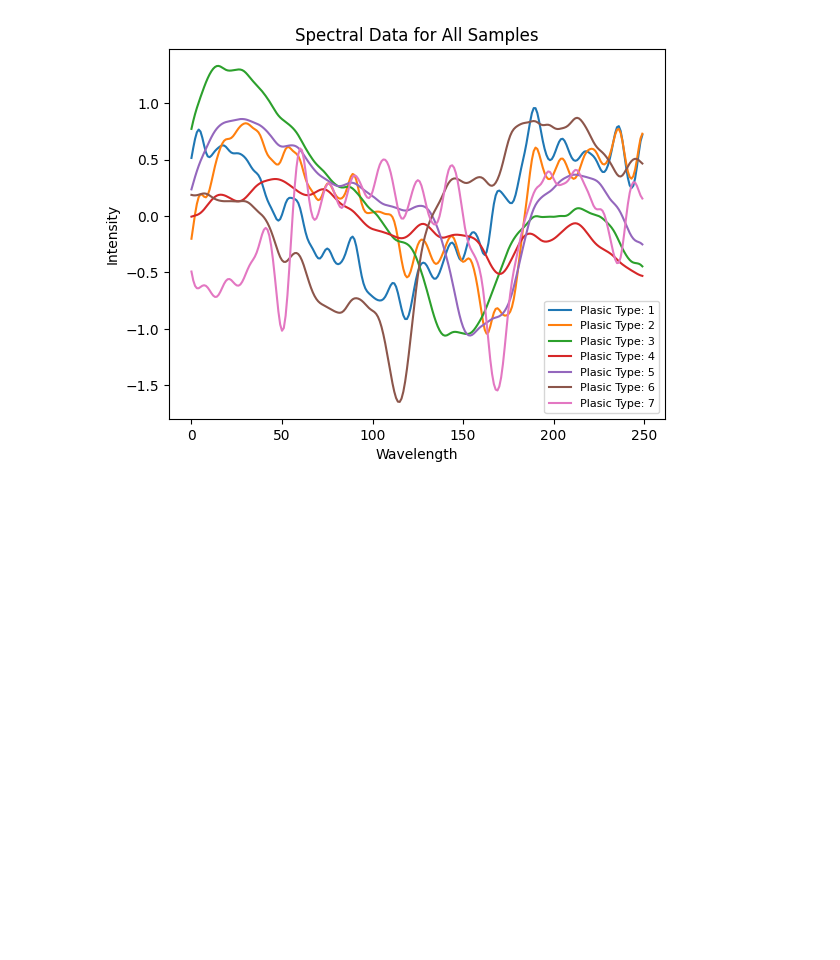
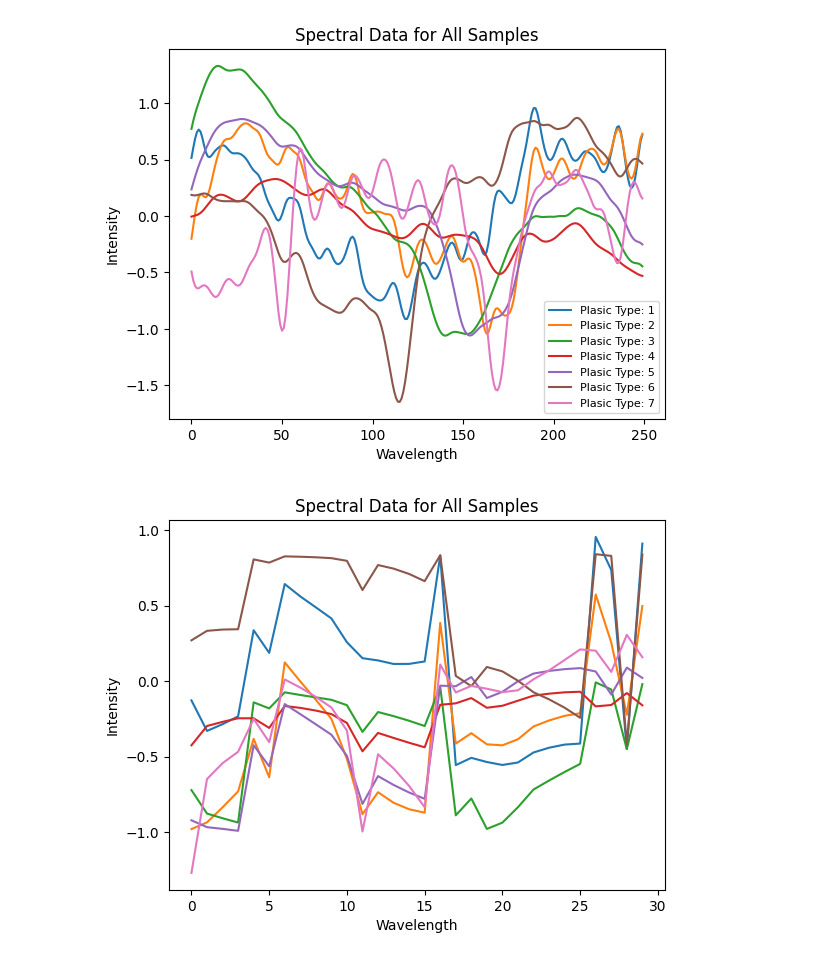
Before and after one commit to AkkuRam/df-project, a Jupyter notebook: data_cleaning.ipynb, the cells around one changed output. Cells and saved outputs as stored; diff of their text form; code cells hidden in the pictures; blank space fills up the shorter version.

```diff
--- a/data_cleaning.ipynb
+++ b/data_cleaning.ipynb
@@ -180,0 +125,7 @@ fig.show()
+# %%
+import pymrmr
+
+features = pymrmr.mRMR(df_new.iloc[:, 1:], 'MID', 30)
+plot_signal(df_new[features])
+# %% [output]
+[figure, added]
```
Also changed, not shown: parts of 5 cells of this notebook.
